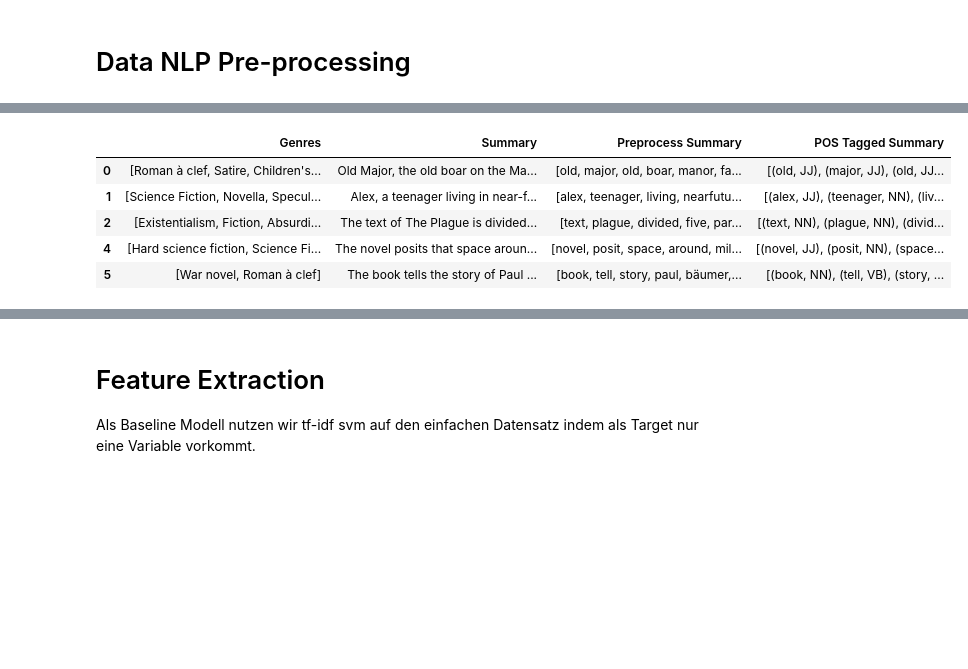
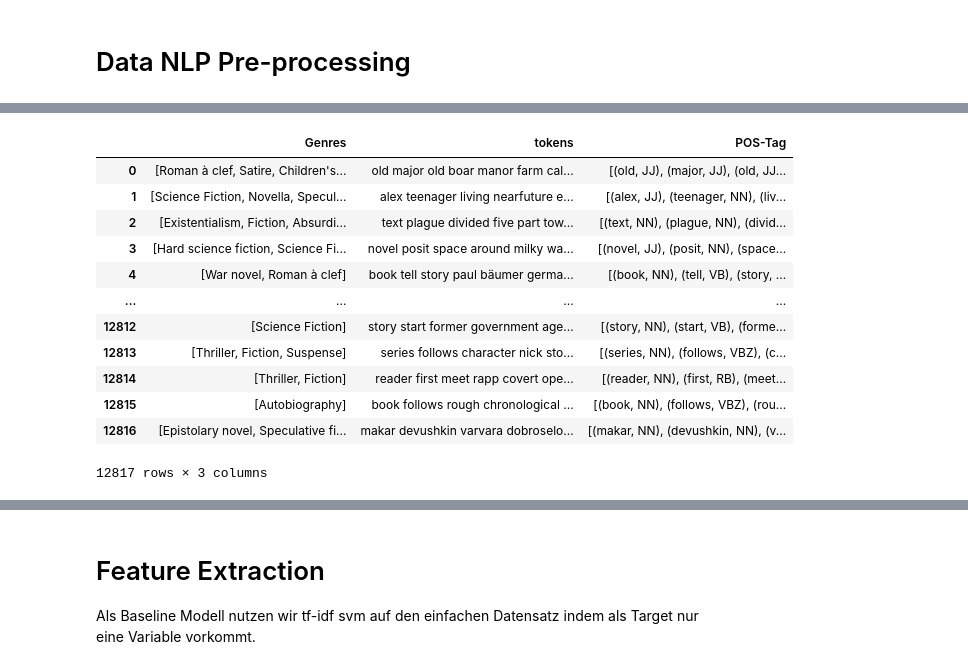
Before and after one commit to 7ben18/fhnw-npr-Natural-Language-Processing, a Jupyter notebook: mini-challenge1/npr-minichallenge1-yannic-ben.ipynb, the cells around one changed output, grey strips where cells are left out. Drawn from its saved outputs; the diff is of its cells as text; code cells hidden in the pictures; blank space fills up the shorter version.

```diff
--- a/mini-challenge1/npr-minichallenge1-yannic-ben.ipynb
+++ b/mini-challenge1/npr-minichallenge1-yannic-ben.ipynb
@@ -121,8 +139,8 @@ None
 # drop rows that contains NaN Values for Genres and Summary
 df_clean = df.dropna(subset=['Genres', 'Summary'])
 
-# remove duplicated rows
-df_clean = df_clean.drop_duplicates(subset=['Summary'])
+# remove duplicated rows and reset index
+df_clean = df_clean.drop_duplicates(subset=['Summary']).reset_index(drop=True)
 
 display(df_clean.info())
 
@@ -161,7 +179,7 @@ Relative number of dropped rows in percent:  22.6 %
 Number of unique genres:  227
 # %%
 # drop rows that contains NaN Values for Genres and Summary
-df_clean = df.dropna(subset=['Genres', 'Summary'])
+df_clean = df_clean.dropna(subset=['Genres', 'Summary'])
 
 # make both plots in one figure
 fig, axes = plt.subplots(1, 2, figsize=(20, 5))
@@ -171,6 +189,7 @@ for index, value in enumerate(df.isna().sum().sort_values(ascending=False)):
 axes[0].set_title('Number of NaN values per column before dropping rows')
 axes[0].set_xlabel('Columns')
 axes[0].set_ylabel('Number of NaN values')
+
 df_clean.isna().sum().sort_values(ascending=False).plot(kind='bar', ax=axes[1])
 for index, value in enumerate(df_clean.isna().sum().sort_values(ascending=False)):
     axes[1].text(index, value, str(value), ha='center', va='bottom', fontsize=10)
@@ -227,8 +248,8 @@ def preprocess_summary(summary_text: str):
     return summary_text
 
 # apply preprocess function to Summary column
-df_clean['Preprocess Summary'] = df_clean['Summary'].apply(preprocess_summary)
+df_clean['tokens'] = df_clean['Summary'].apply(preprocess_summary)
 
 # display the cleaned dataframe
-display(df_clean.head())
+display(df_clean)
 # %% [output]
@@ -241,21 +269,34 @@ display(df_clean.head())
 # %%
 def pos_tag_text(tokens: list):
     pos_tagged = nltk.pos_tag(tokens)
     # Returning the tags as a string
     return pos_tagged
 
 # apply pos_tag_text function to Summary column
-df_clean['POS Tagged Summary'] = df_clean['Preprocess Summary'].apply(pos_tag_text)
+df_clean['POS-Tag'] = df_clean['tokens'].apply(pos_tag_text)
 
-# display the cleaned dataframe
-display(df_clean.head())
+# select relevant columns for classification
+df_preprocessed = df_clean[['Genres', 'tokens', 'POS-Tag']].copy()
+
+# turn tokens from list to str
+df_preprocessed['tokens'] = df_preprocessed['tokens'].apply(lambda x: " ".join(x))
+
+# display DataFrame
+display(df_preprocessed)
 # %% [output]
-|  | Genres | Summary | Preprocess Summary | POS Tagged Summary |
-| 0 | [Roman à clef, Satire, Children's... | Old Major, the old boar on the Ma... | [old, major, old, boar, manor, fa... | [(old, JJ), (major, JJ), (old, JJ... |
-| 1 | [Science Fiction, Novella, Specul... | Alex, a teenager living in near-f... | [alex, teenager, living, nearfutu... | [(alex, JJ), (teenager, NN), (liv... |
-| 2 | [Existentialism, Fiction, Absurdi... | The text of The Plague is divided... | [text, plague, divided, five, par... | [(text, NN), (plague, NN), (divid... |
-| 4 | [Hard science fiction, Science Fi... | The novel posits that space aroun... | [novel, posit, space, around, mil... | [(novel, JJ), (posit, NN), (space... |
-| 5 | [War novel, Roman à clef] | The book tells the story of Paul ... | [book, tell, story, paul, bäumer,... | [(book, NN), (tell, VB), (story, ... |
+|  | Genres | tokens | POS-Tag |
+| 0 | [Roman à clef, Satire, Children's... | old major old boar manor farm cal... | [(old, JJ), (major, JJ), (old, JJ... |
+| 1 | [Science Fiction, Novella, Specul... | alex teenager living nearfuture e... | [(alex, JJ), (teenager, NN), (liv... |
+| 2 | [Existentialism, Fiction, Absurdi... | text plague divided five part tow... | [(text, NN), (plague, NN), (divid... |
+| 3 | [Hard science fiction, Science Fi... | novel posit space around milky wa... | [(novel, JJ), (posit, NN), (space... |
+| 4 | [War novel, Roman à clef] | book tell story paul bäumer germa... | [(book, NN), (tell, VB), (story, ... |
+| ... | ... | ... | ... |
+| 12812 | [Science Fiction] | story start former government age... | [(story, NN), (start, VB), (forme... |
+| 12813 | [Thriller, Fiction, Suspense] | series follows character nick sto... | [(series, NN), (follows, VBZ), (c... |
+| 12814 | [Thriller, Fiction] | reader first meet rapp covert ope... | [(reader, NN), (first, RB), (meet... |
+| 12815 | [Autobiography] | book follows rough chronological ... | [(book, NN), (follows, VBZ), (rou... |
+| 12816 | [Epistolary novel, Speculative fi... | makar devushkin varvara dobroselo... | [(makar, NN), (devushkin, NN), (v... |
+12817 rows × 3 columns
 # %%
 # Create a function where we only keep the Genres that have a length of 1
 def filter_genres(genres: list):
```
Also changed, not shown: parts of 8 cells of this notebook.
